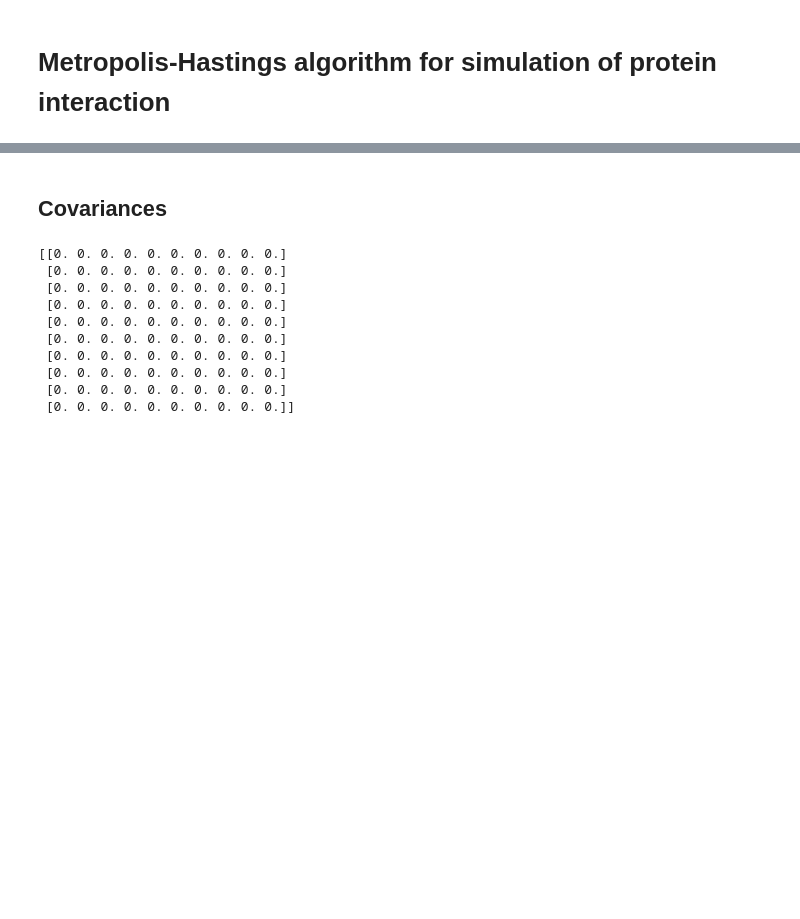
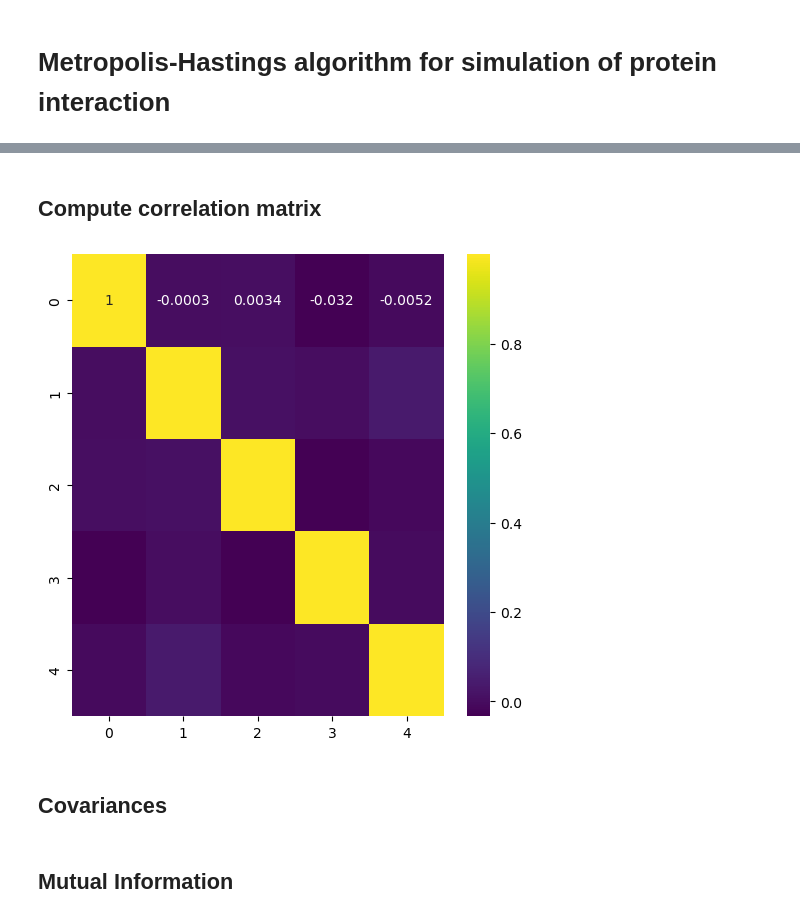
Before and after one commit to marindigen/semester-project-II, a Jupyter notebook: metropolis_hastings.ipynb, the cells around one changed output, grey strips where cells are left out. Cells and saved outputs as stored; diff of their text form; code cells hidden in the pictures; blank space fills up the shorter version.

```diff
--- a/metropolis_hastings.ipynb
+++ b/metropolis_hastings.ipynb
@@ -180,18 +206,28 @@ plt.show()
+# %% [markdown]
+## Compute correlation matrix
+# %%
+def ComputeCorrelationMatrix2(mat, pseudocount):
+
+    nbr_spins, nbr_chains = len(samples[0]), len(samples)
+    mat = np.array(mat,ndmin = 2, dtype = np.float64)
+    average_spin = np.average(mat, axis = 0)[:,None]
+
+    directcorr = np.dot(mat.T, mat)
+
+    directcorr *= np.true_divide(1, nbr_chains, dtype = np.float64)
+
+    correlation_matrix = np.dot(1.0-pseudocount, directcorr) - np.dot(pow(1-pseudocount,2),np.outer(average_spin.T, average_spin)) + np.dot(pseudocount,np.identity(nbr_spins))
+
+    return correlation_matrix
+
+correlation_matrix = ComputeCorrelationMatrix2(finalchains, 0.5)
+plt.figure(figsize=(6,6))
+sns.heatmap(correlation_matrix[:5,:5], cmap='viridis', annot=True)
+plt.show()
+#print(correlation_matrix)
+# %% [output]
+[figure, added]
 # %% [markdown]
 ## Covariances
-# %%
-# covariance for each site within a sample
-C = samples[0]
-tmp_matcontact = np.zeros([10, 10])
-print(tmp_matcontact)
-# %% [output]
-[[0. 0. 0. 0. 0. 0. 0. 0. 0. 0.]
- [0. 0. 0. 0. 0. 0. 0. 0. 0. 0.]
- [0. 0. 0. 0. 0. 0. 0. 0. 0. 0.]
- [0. 0. 0. 0. 0. 0. 0. 0. 0. 0.]
- [0. 0. 0. 0. 0. 0. 0. 0. 0. 0.]
- [0. 0. 0. 0. 0. 0. 0. 0. 0. 0.]
- [0. 0. 0. 0. 0. 0. 0. 0. 0. 0.]
- [0. 0. 0. 0. 0. 0. 0. 0. 0. 0.]
- [0. 0. 0. 0. 0. 0. 0. 0. 0. 0.]
- [0. 0. 0. 0. 0. 0. 0. 0. 0. 0.]]
+# %% [markdown]
+## Mutual Information
```
Also changed, not shown: parts of 8 cells of this notebook.
